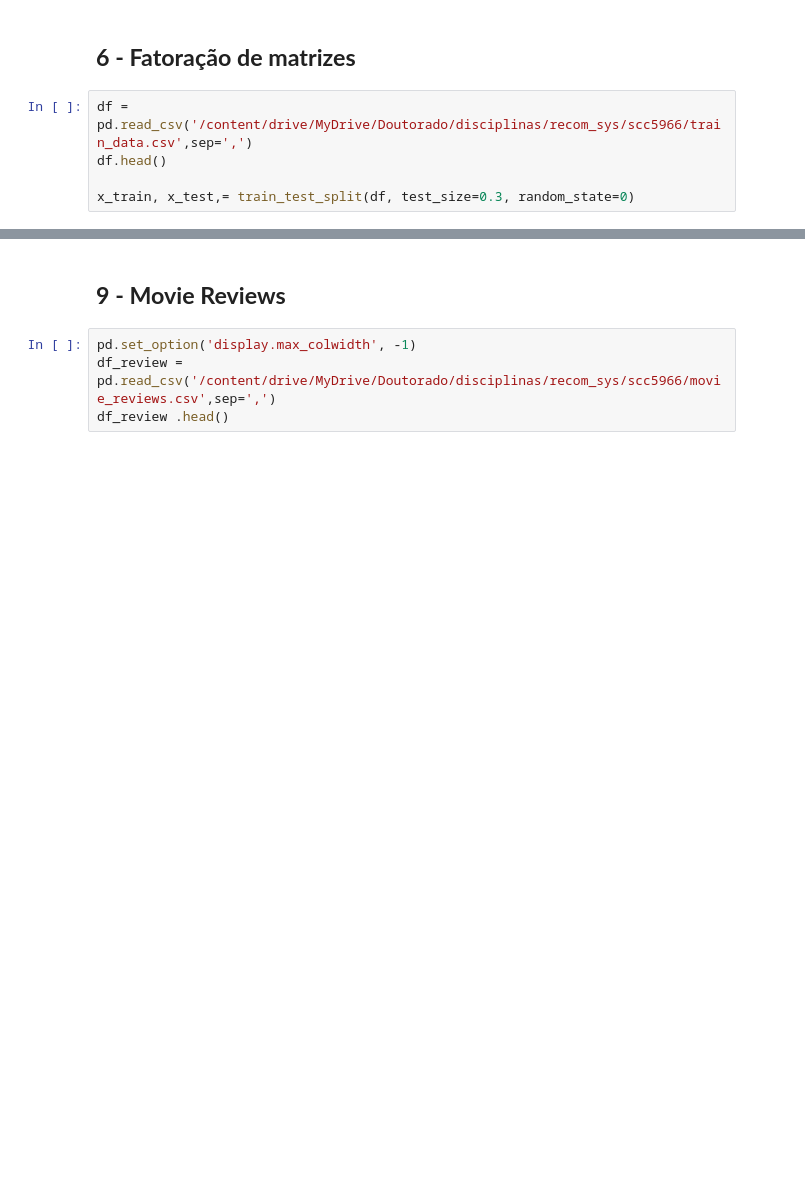
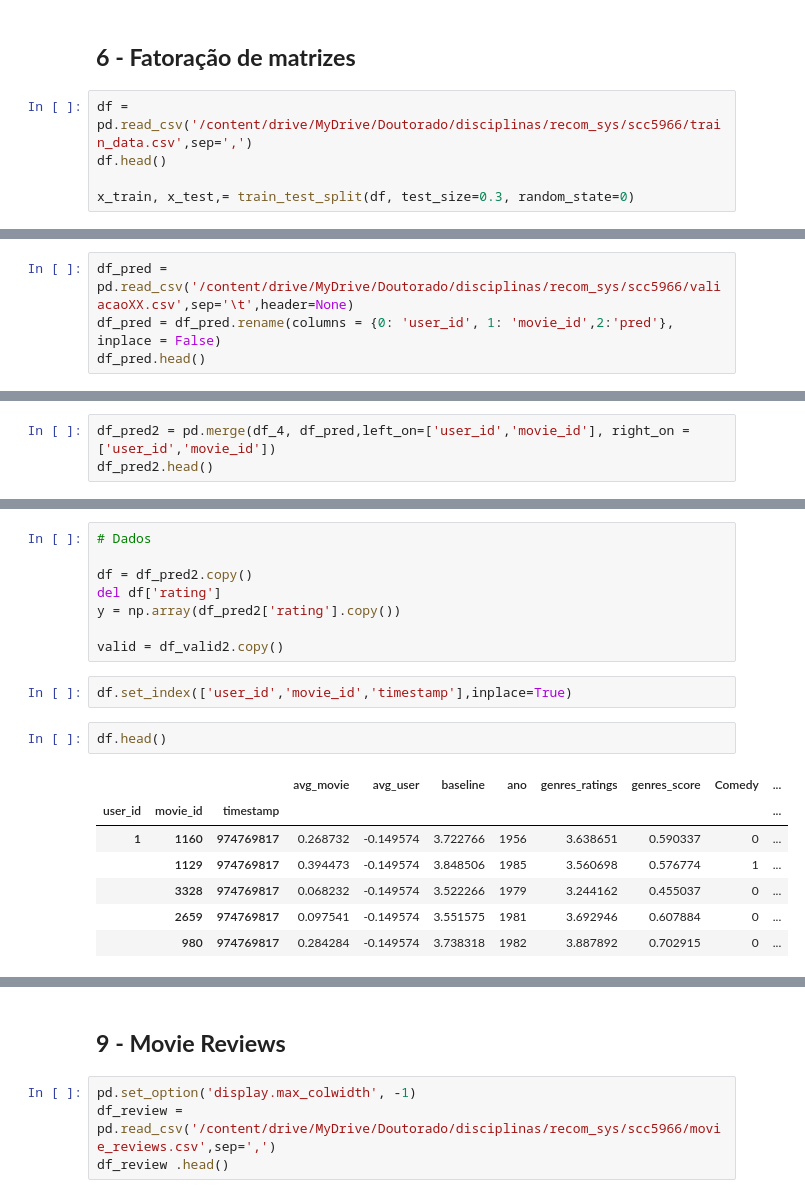
Before and after one commit to rodolfoarruda/MachineLearning, a Jupyter notebook: recom_sys_v2.ipynb, the cells around one changed output, grey strips where cells are left out. Cells and saved outputs as stored; diff of their text form; blank space fills up the shorter version.

```diff
--- a/recom_sys_v2.ipynb
+++ b/recom_sys_v2.ipynb
@@ -1154,0 +1171,4 @@ Eval:: MAE: 1.02761 RMSE: 1.333985
+# %%
+df_pred = pd.read_csv('/content/drive/MyDrive/Doutorado/disciplinas/recom_sys/scc5966/valiacaoXX.csv',sep='\t',header=None)
+df_pred = df_pred.rename(columns = {0: 'user_id', 1: 'movie_id',2:'pred'}, inplace = False)
+df_pred.head()
@@ -1154,0 +1189,3 @@ Eval:: MAE: 1.02761 RMSE: 1.333985
+# %%
+df_pred2 = pd.merge(df_4, df_pred,left_on=['user_id','movie_id'], right_on = ['user_id','movie_id'])
+df_pred2.head()
@@ -1154,0 +1303,20 @@ Eval:: MAE: 1.02761 RMSE: 1.333985
+# %%
+# Dados
+
+df = df_pred2.copy()
+del df['rating']
+y = np.array(df_pred2['rating'].copy())
+
+valid = df_valid2.copy()
+# %%
+df.set_index(['user_id','movie_id','timestamp'],inplace=True)
+# %%
+df.head()
+# %% [output]
+|  |  |  | avg_movie | avg_user | baseline | ano | genres_ratings | genres_score | Comedy | ... |
+| user_id | movie_id | timestamp |  |  |  |  |  |  |  | ... |
+| 1 | 1160 | 974769817 | 0.268732 | -0.149574 | 3.722766 | 1956 | 3.638651 | 0.590337 | 0 | ... |
+|  | 1129 | 974769817 | 0.394473 | -0.149574 | 3.848506 | 1985 | 3.560698 | 0.576774 | 1 | ... |
+|  | 3328 | 974769817 | 0.068232 | -0.149574 | 3.522266 | 1979 | 3.244162 | 0.455037 | 0 | ... |
+|  | 2659 | 974769817 | 0.097541 | -0.149574 | 3.551575 | 1981 | 3.692946 | 0.607884 | 0 | ... |
+|  | 980 | 974769817 | 0.284284 | -0.149574 | 3.738318 | 1982 | 3.887892 | 0.702915 | 0 | ... |
```
Also changed, not shown: parts of 28 cells of this notebook.
